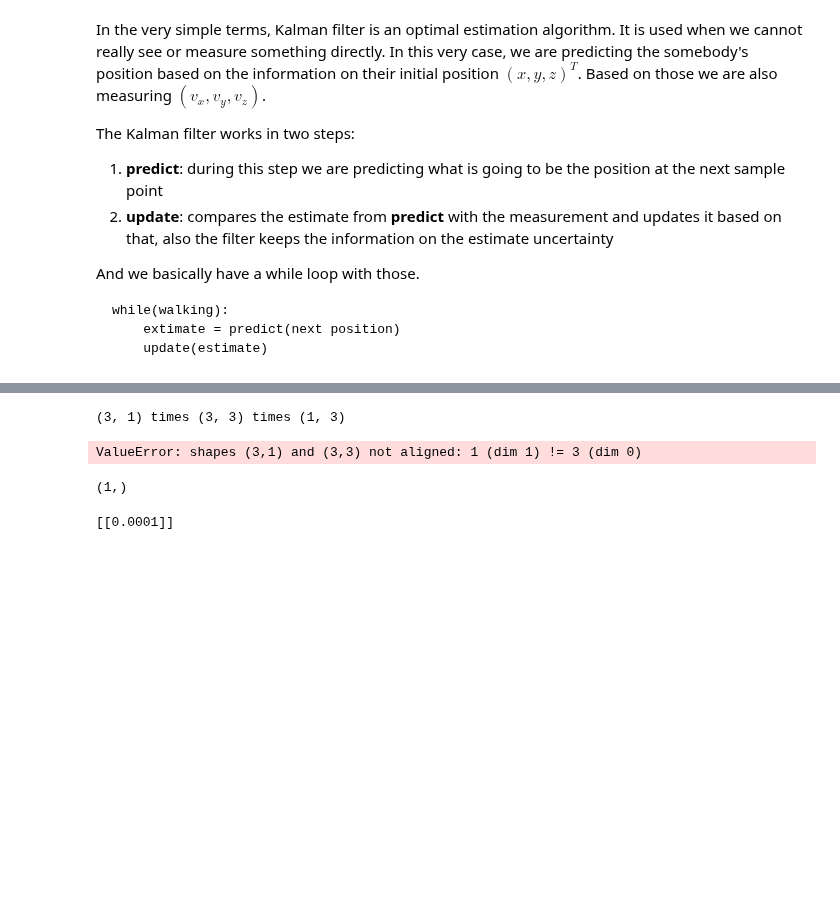
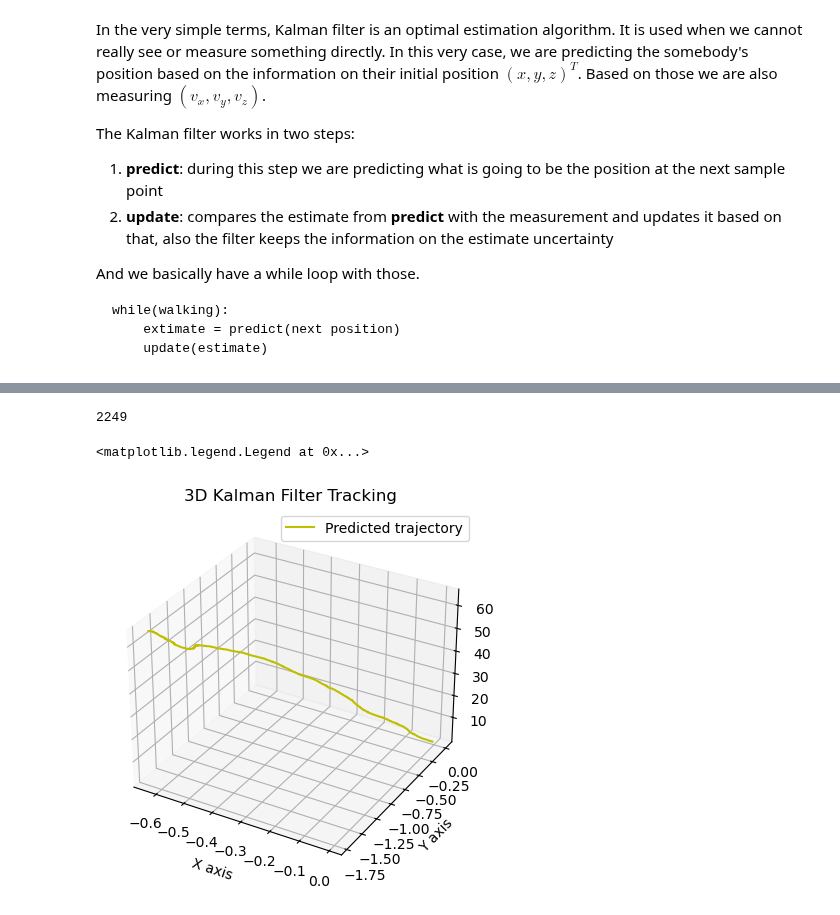
Before and after one commit to kjetteren/RaD_team1_HELIXON, a Jupyter notebook: utils/KalmanFilterImplementation.ipynb, the cells around one changed output, grey strips where cells are left out. Drawn from its saved outputs; the diff is of its cells as text; code cells hidden in the pictures; blank space fills up the shorter version.

Commit message:
filter with spiral data

```diff
--- a/utils/KalmanFilterImplementation.ipynb
+++ b/utils/KalmanFilterImplementation.ipynb
@@ -72,27 +43,0 @@ ONE USE IS FOR DIRECTIONS, THE OTHER USE IS WITH STATE VECTOR, MEASURED OUTPUT V
-# %%
-n, m = 3, 1
-position_x = position_kf(n,m)
-position_y = position_kf(n,m)
-position_z = position_kf(n,m)
-
-predicted_x, predicted_y, predicted_z = [], [], []
-measurements_x, measurements_y, measurements_z = df['a_x'], df['a_y'], df['a_z']
-
-#for ux, uy, uz in zip(measurements_x, measurements_y, measurements_z):
-for ux in measurements_x:
-    # flow: read -> predict -> update -> repeat
-    position_x.predict(ux, position_x.Q)
-    position_x.y = position_x.x[:m]
-    predicted_x.append(position_x.y)
-    position_x.update(position_x.y, position_x.R)
-# %% [output]
-(3, 1) times (3, 3) times (1, 3)
-ValueError: shapes (3,1) and (3,3) not aligned: 1 (dim 1) != 3 (dim 0)
-# %%
-print(position_x.R.shape)
-# %% [output]
-(1,)
-# %%
-print(congruence_transformation(position_x.H, position_x.P))
-# %% [output]
-[[0.0001]]
@@ -98,0 +134,31 @@ print(congruence_transformation(position_x.H, position_x.P))
+# %%
+measurements_x, measurements_y, measurements_z = df["a_x"], df["a_y"], df["a_z"]
+position_x, position_y, position_z = [], [], []
+
+for ax,ay,az in zip(measurements_x, measurements_y, measurements_z):
+    # flow: read -> predict -> update -> repeat
+    kf_x.predict()
+    kf_y.predict()
+    kf_z.predict()
+    kf_x.update(ax)
+    kf_y.update(ay)
+    kf_z.update(az)
+    position_x.append(kf_x.x[0])
+    position_y.append(kf_y.x[0])
+    position_z.append(kf_z.x[1])
+# %%
+print(len(position_x))
+# %% [output]
+2249
+# %%
+fig = plt.figure()
+ax = fig.add_subplot(111, projection='3d')
+ax.plot(position_x, position_y, position_z, 'y', label='Predicted trajectory')
+
+ax.set_xlabel('X axis')
+ax.set_ylabel('Y axis')
+ax.set_title('3D Kalman Filter Tracking')
+ax.legend()
+# %% [output]
+<matplotlib.legend.Legend at 0x...>
+[figure, added]
```
Also changed, not shown: parts of 6 cells of this notebook.
